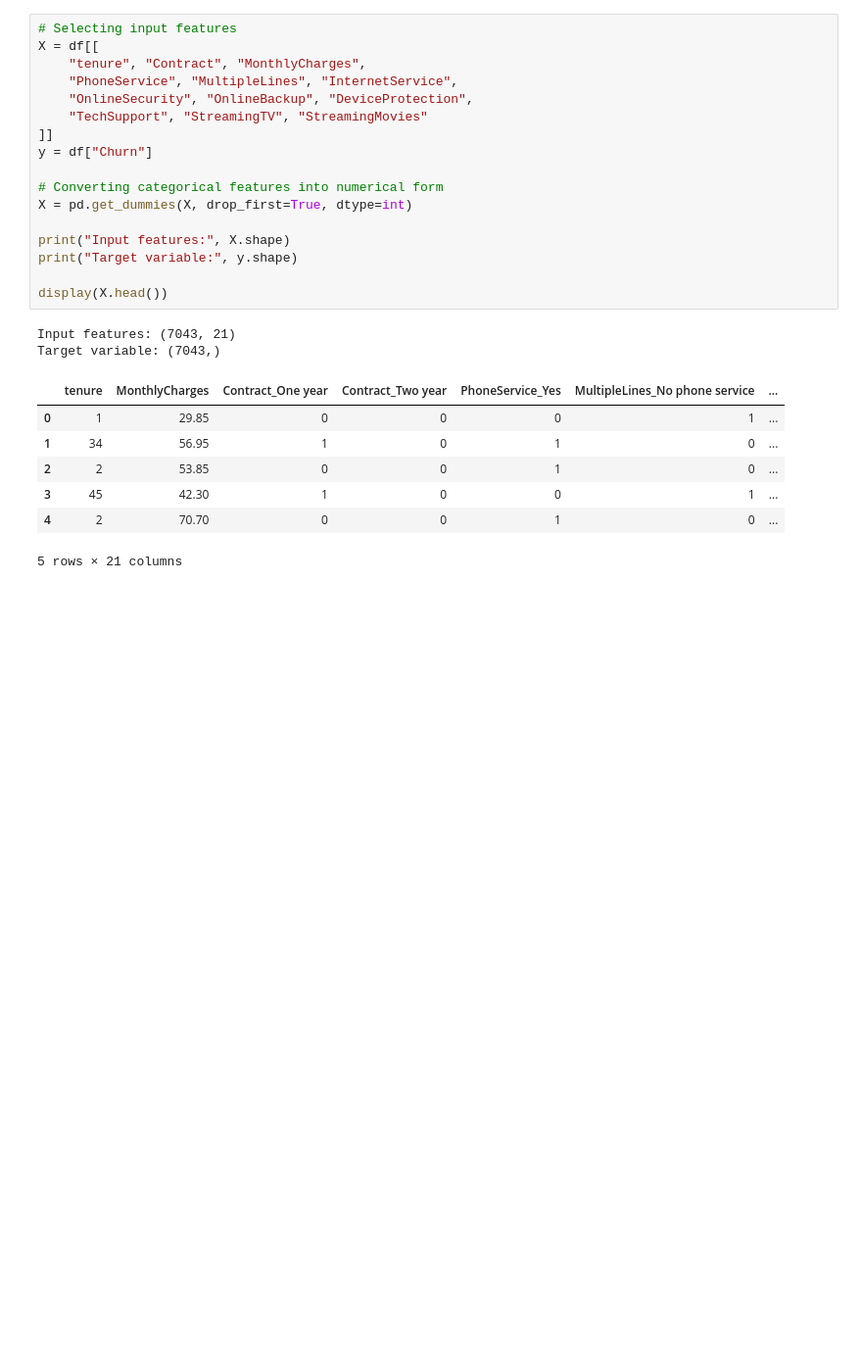
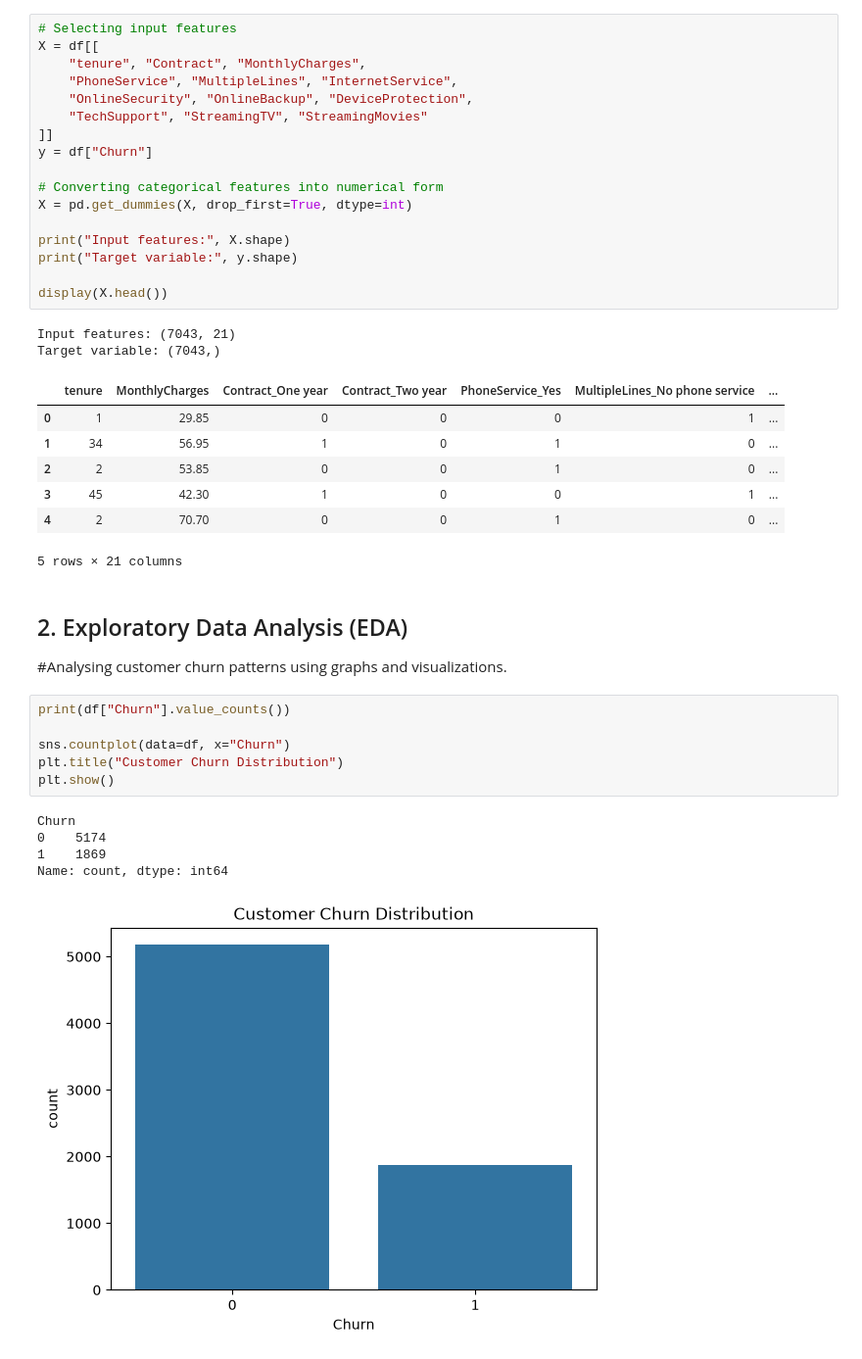
Before and after one commit to Siddharth-122008/telecom-customer-churn, a Jupyter notebook: notebooks/churn_prediction.ipynb, the cells around one changed output. Shown at 98% size. Drawn from its saved outputs; the diff is of its cells as text; blank space fills up the shorter version.

Commit message:
Added Part 2  Exploratory Data Analysis (EDA)

```diff
--- a/notebooks/churn_prediction.ipynb
+++ b/notebooks/churn_prediction.ipynb
@@ -120,3 +120,19 @@ Target variable: (7043,)
 | 3 | 45 | 42.30 | 1 | 0 | 0 | 1 | ... |
 | 4 | 2 | 70.70 | 0 | 0 | 1 | 0 | ... |
 5 rows × 21 columns
+# %% [markdown]
+## 2. Exploratory Data Analysis (EDA)
+
+#Analysing customer churn patterns using graphs and visualizations.
+# %%
+print(df["Churn"].value_counts())
+
+sns.countplot(data=df, x="Churn")
+plt.title("Customer Churn Distribution")
+plt.show()
+# %% [output]
+Churn
+0    5174
+1    1869
+Name: count, dtype: int64
+[figure, added]
```
Also changed, not shown: parts of 4 cells of this notebook.
